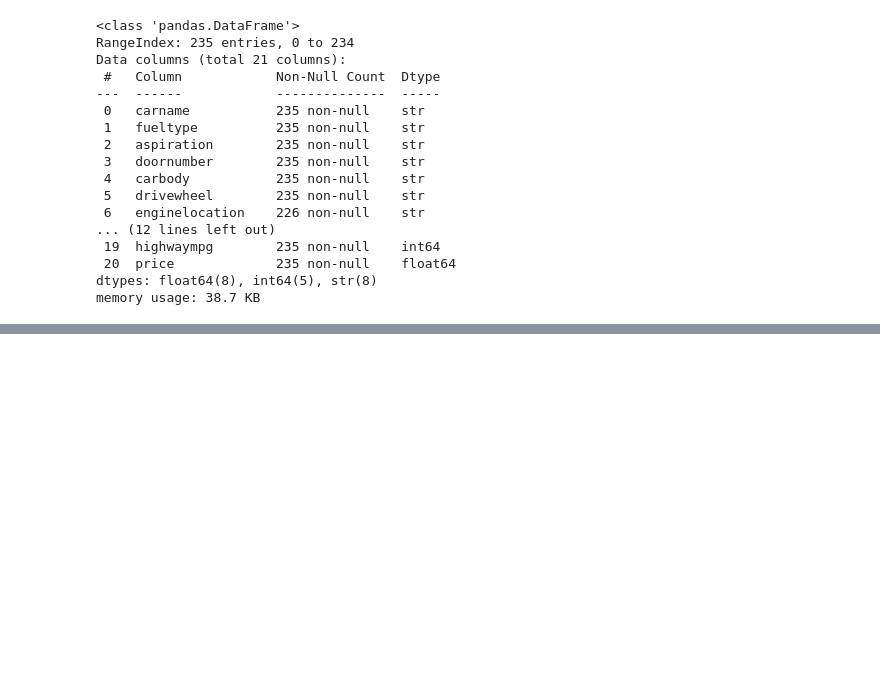
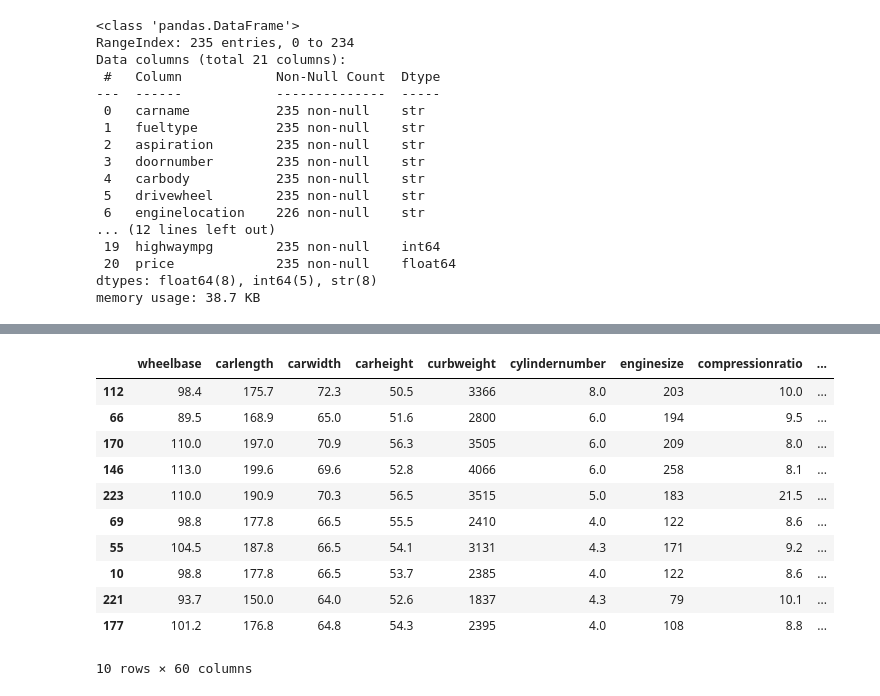
Before and after one commit to skillsharer/car-dealership, a Jupyter notebook: model/train.ipynb, the cells around one changed output, grey strips where cells are left out. Cells and saved outputs as stored; diff of their text form; code cells hidden in the pictures; blank space fills up the shorter version.

```diff
--- a/model/train.ipynb
+++ b/model/train.ipynb
@@ -247,0 +325,19 @@ plot_residual(y_test, simple_linear_model_preds)
+# %%
+errors = X_test.copy()
+errors["true_price"] = y_test
+errors["pred_price"] = simple_linear_model_preds
+errors["residual"] = errors["true_price"] - errors["pred_price"]
+errors.sort_values("residual").head(10)
+# %% [output]
+|  | wheelbase | carlength | carwidth | carheight | curbweight | cylindernumber | enginesize | compressionratio | ... |
+| 112 | 98.4 | 175.7 | 72.3 | 50.5 | 3366 | 8.0 | 203 | 10.0 | ... |
+| 66 | 89.5 | 168.9 | 65.0 | 51.6 | 2800 | 6.0 | 194 | 9.5 | ... |
+| 170 | 110.0 | 197.0 | 70.9 | 56.3 | 3505 | 6.0 | 209 | 8.0 | ... |
+| 146 | 113.0 | 199.6 | 69.6 | 52.8 | 4066 | 6.0 | 258 | 8.1 | ... |
+| 223 | 110.0 | 190.9 | 70.3 | 56.5 | 3515 | 5.0 | 183 | 21.5 | ... |
+| 69 | 98.8 | 177.8 | 66.5 | 55.5 | 2410 | 4.0 | 122 | 8.6 | ... |
+| 55 | 104.5 | 187.8 | 66.5 | 54.1 | 3131 | 4.3 | 171 | 9.2 | ... |
+| 10 | 98.8 | 177.8 | 66.5 | 53.7 | 2385 | 4.0 | 122 | 8.6 | ... |
+| 221 | 93.7 | 150.0 | 64.0 | 52.6 | 1837 | 4.3 | 79 | 10.1 | ... |
+| 177 | 101.2 | 176.8 | 64.8 | 54.3 | 2395 | 4.0 | 108 | 8.8 | ... |
+10 rows × 60 columns
```
Also changed, not shown: parts of 18 cells of this notebook.
